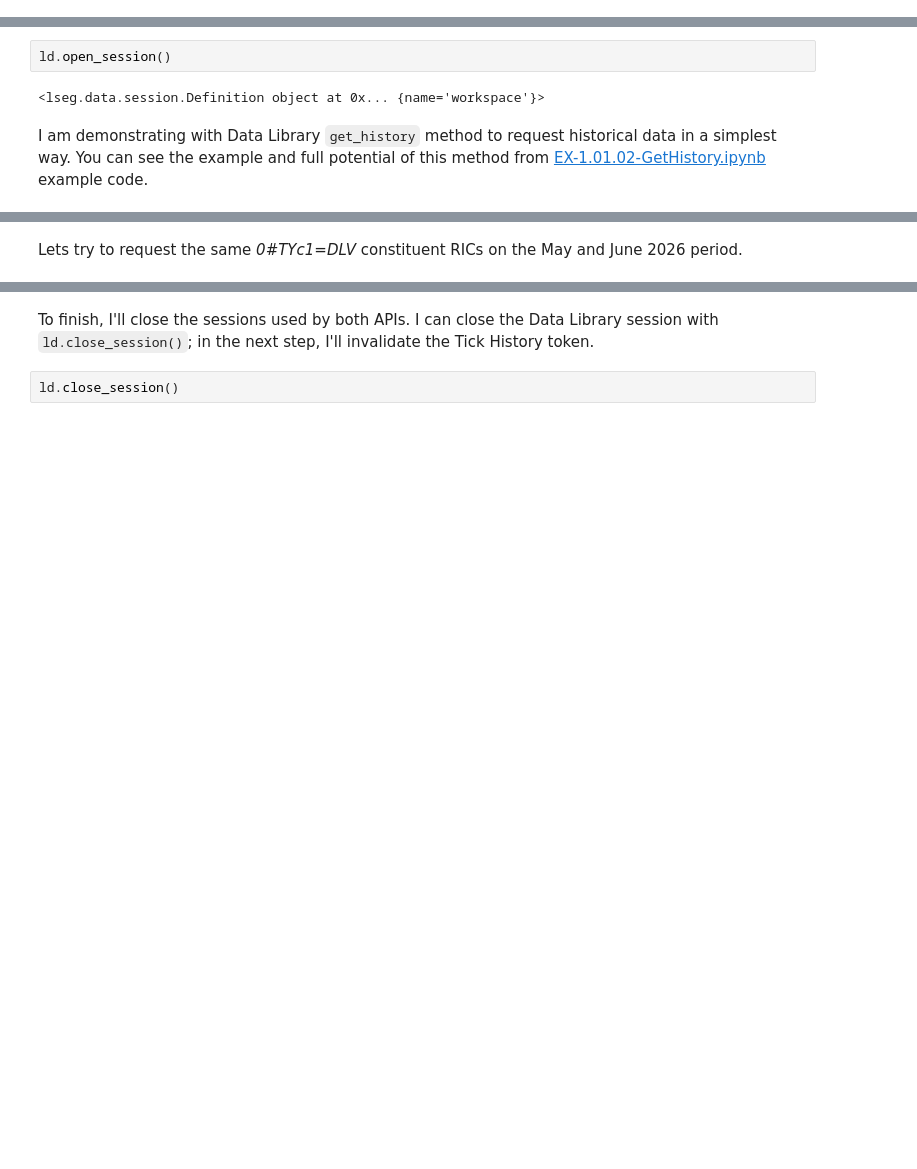
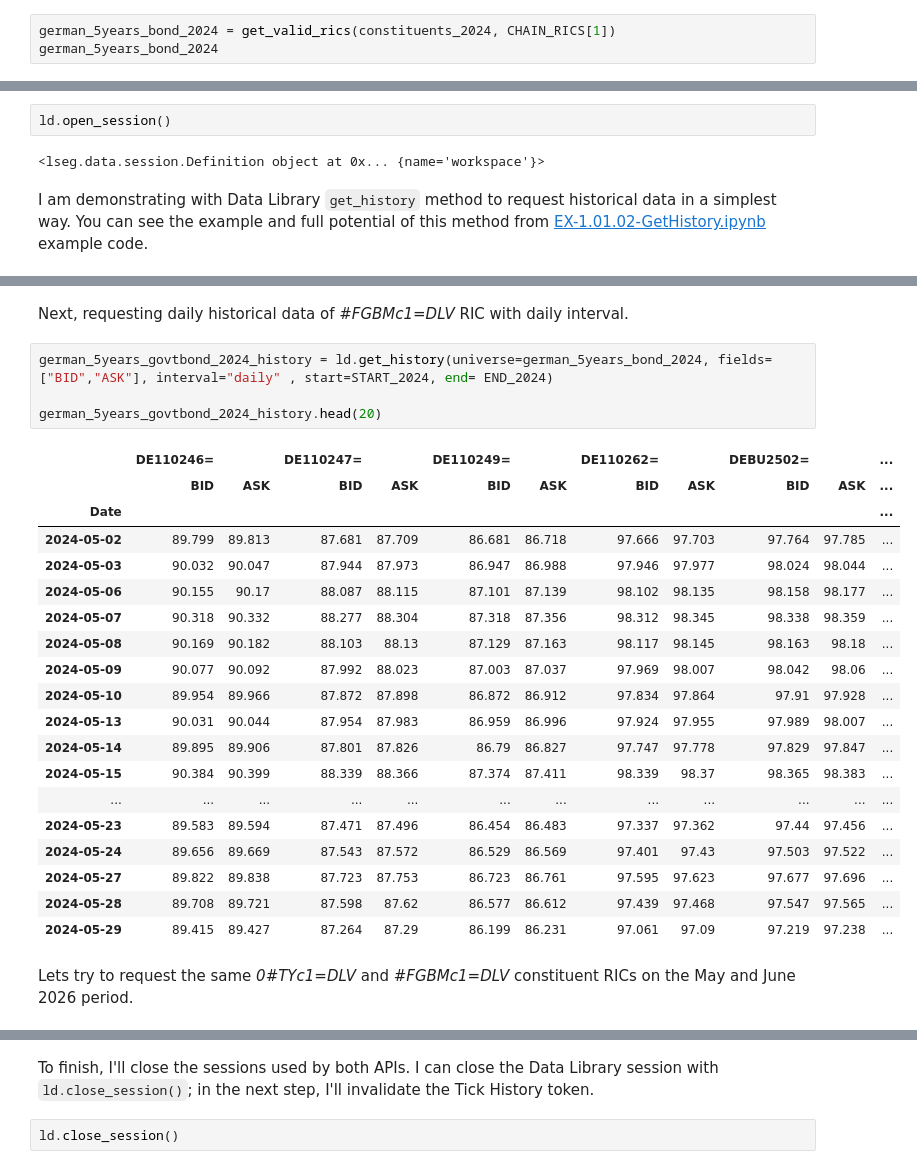
Before and after one commit to LSEG-API-Samples/Aticle.TickHistory.DataLibrary.ChainHistoryRetrieval, a Jupyter notebook: notebook/chainhistory_tickhistory_ld.ipynb, the cells around one changed output, grey strips where cells are left out. Drawn from its saved outputs; the diff is of its cells as text; blank space fills up the shorter version.

```diff
--- a/notebook/chainhistory_tickhistory_ld.ipynb
+++ b/notebook/chainhistory_tickhistory_ld.ipynb
@@ -165,3 +179,6 @@ rics_2024
  '91282CKQ3=',
  '91282CKU4=',
  '91282CKW0=']
+# %%
+german_5years_bond_2024 = get_valid_rics(constituents_2024, CHAIN_RICS[1])
+german_5years_bond_2024
@@ -197,8 +216,34 @@ constituents_2024.head(20)
 | 2024-06-21 | 82.21875 | 82.28125 | 84.40625 | 84.46875 | 81.59375 | 81.65625 | 81.8125 | 81.875 | 84.539062 | ... |
 | 2024-06-28 | 81.648438 | 81.703125 | 83.804688 | 83.867188 | 81.03125 | 81.078125 | 81.203125 | 81.25 | 83.8125 | ... |
 | 2024-07-05 | 82.367188 | 82.460938 | 84.554688 | 84.648438 | 81.789062 | 81.875 | 81.992188 | 82.046875 | 84.648438 | ... |
+# %% [markdown]
+Next, requesting daily historical data of *#FGBMc1=DLV* RIC with daily interval.
+# %%
+german_5years_govtbond_2024_history = ld.get_history(universe=german_5years_bond_2024, fields=["BID","ASK"], interval="daily" , start=START_2024, end= END_2024)
+
+german_5years_govtbond_2024_history.head(20)
+# %% [output]
+|  | DE110246= |  | DE110247= |  | DE110249= |  | DE110262= |  | DEBU2502= |  | ... |
+|  | BID | ASK | BID | ASK | BID | ASK | BID | ASK | BID | ASK | ... |
+| Date |  |  |  |  |  |  |  |  |  |  | ... |
+| 2024-05-02 | 89.799 | 89.813 | 87.681 | 87.709 | 86.681 | 86.718 | 97.666 | 97.703 | 97.764 | 97.785 | ... |
+| 2024-05-03 | 90.032 | 90.047 | 87.944 | 87.973 | 86.947 | 86.988 | 97.946 | 97.977 | 98.024 | 98.044 | ... |
+| 2024-05-06 | 90.155 | 90.17 | 88.087 | 88.115 | 87.101 | 87.139 | 98.102 | 98.135 | 98.158 | 98.177 | ... |
+| 2024-05-07 | 90.318 | 90.332 | 88.277 | 88.304 | 87.318 | 87.356 | 98.312 | 98.345 | 98.338 | 98.359 | ... |
+| 2024-05-08 | 90.169 | 90.182 | 88.103 | 88.13 | 87.129 | 87.163 | 98.117 | 98.145 | 98.163 | 98.18 | ... |
+| 2024-05-09 | 90.077 | 90.092 | 87.992 | 88.023 | 87.003 | 87.037 | 97.969 | 98.007 | 98.042 | 98.06 | ... |
+| 2024-05-10 | 89.954 | 89.966 | 87.872 | 87.898 | 86.872 | 86.912 | 97.834 | 97.864 | 97.91 | 97.928 | ... |
+| 2024-05-13 | 90.031 | 90.044 | 87.954 | 87.983 | 86.959 | 86.996 | 97.924 | 97.955 | 97.989 | 98.007 | ... |
+| 2024-05-14 | 89.895 | 89.906 | 87.801 | 87.826 | 86.79 | 86.827 | 97.747 | 97.778 | 97.829 | 97.847 | ... |
+| 2024-05-15 | 90.384 | 90.399 | 88.339 | 88.366 | 87.374 | 87.411 | 98.339 | 98.37 | 98.365 | 98.383 | ... |
+| ... | ... | ... | ... | ... | ... | ... | ... | ... | ... | ... | ... |
+| 2024-05-23 | 89.583 | 89.594 | 87.471 | 87.496 | 86.454 | 86.483 | 97.337 | 97.362 | 97.44 | 97.456 | ... |
+| 2024-05-24 | 89.656 | 89.669 | 87.543 | 87.572 | 86.529 | 86.569 | 97.401 | 97.43 | 97.503 | 97.522 | ... |
+| 2024-05-27 | 89.822 | 89.838 | 87.723 | 87.753 | 86.723 | 86.761 | 97.595 | 97.623 | 97.677 | 97.696 | ... |
+| 2024-05-28 | 89.708 | 89.721 | 87.598 | 87.62 | 86.577 | 86.612 | 97.439 | 97.468 | 97.547 | 97.565 | ... |
+| 2024-05-29 | 89.415 | 89.427 | 87.264 | 87.29 | 86.199 | 86.231 | 97.061 | 97.09 | 97.219 | 97.238 | ... |
 # %% [markdown]
-Lets try to request the same *0#TYc1=DLV* constituent RICs on the May and June 2026 period.
+Lets try to request the same *0#TYc1=DLV* and *#FGBMc1=DLV* constituent RICs on the May and June 2026 period.
 # %%
 START_2026 = "2026-05-01T00:00:00.000Z"
 END_2026   = "2026-06-30T00:00:00.000Z"
```
Also changed, not shown: parts of 18 cells of this notebook.
